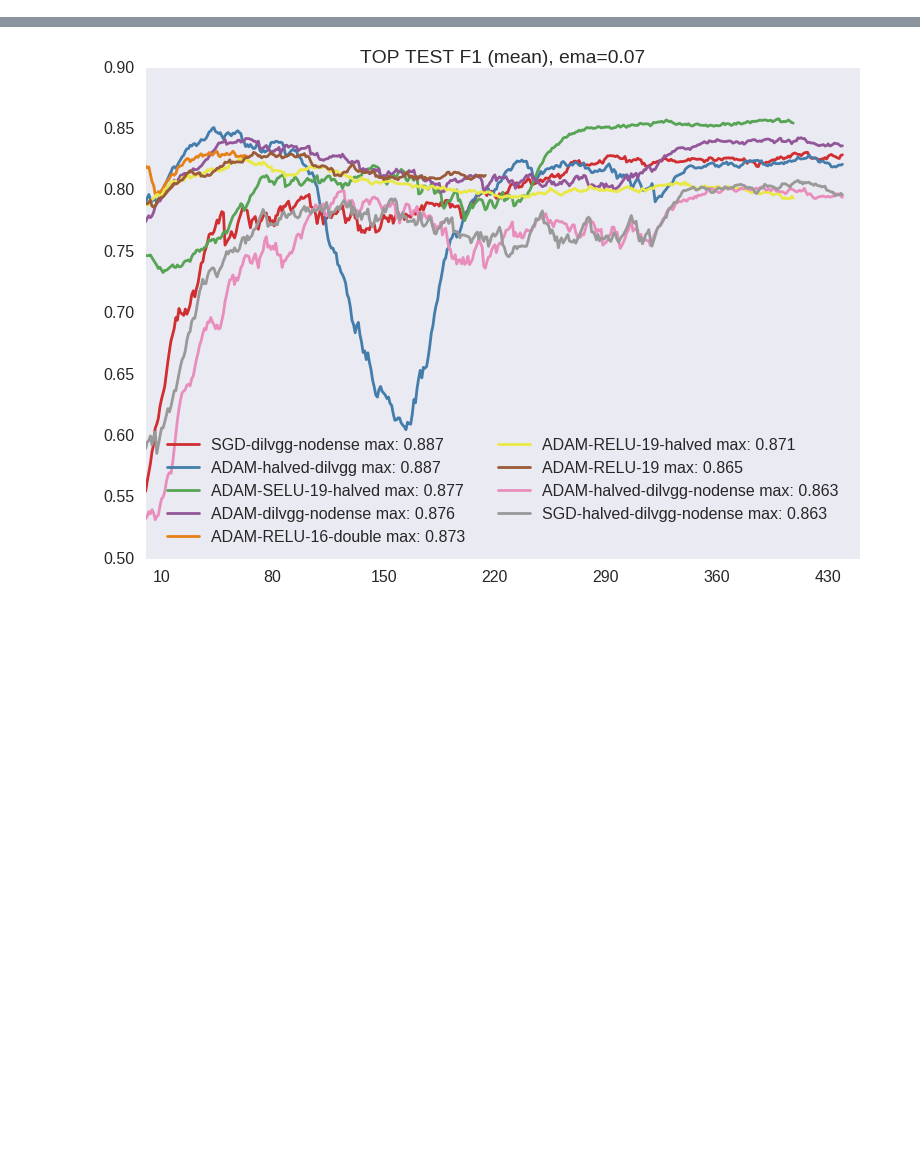
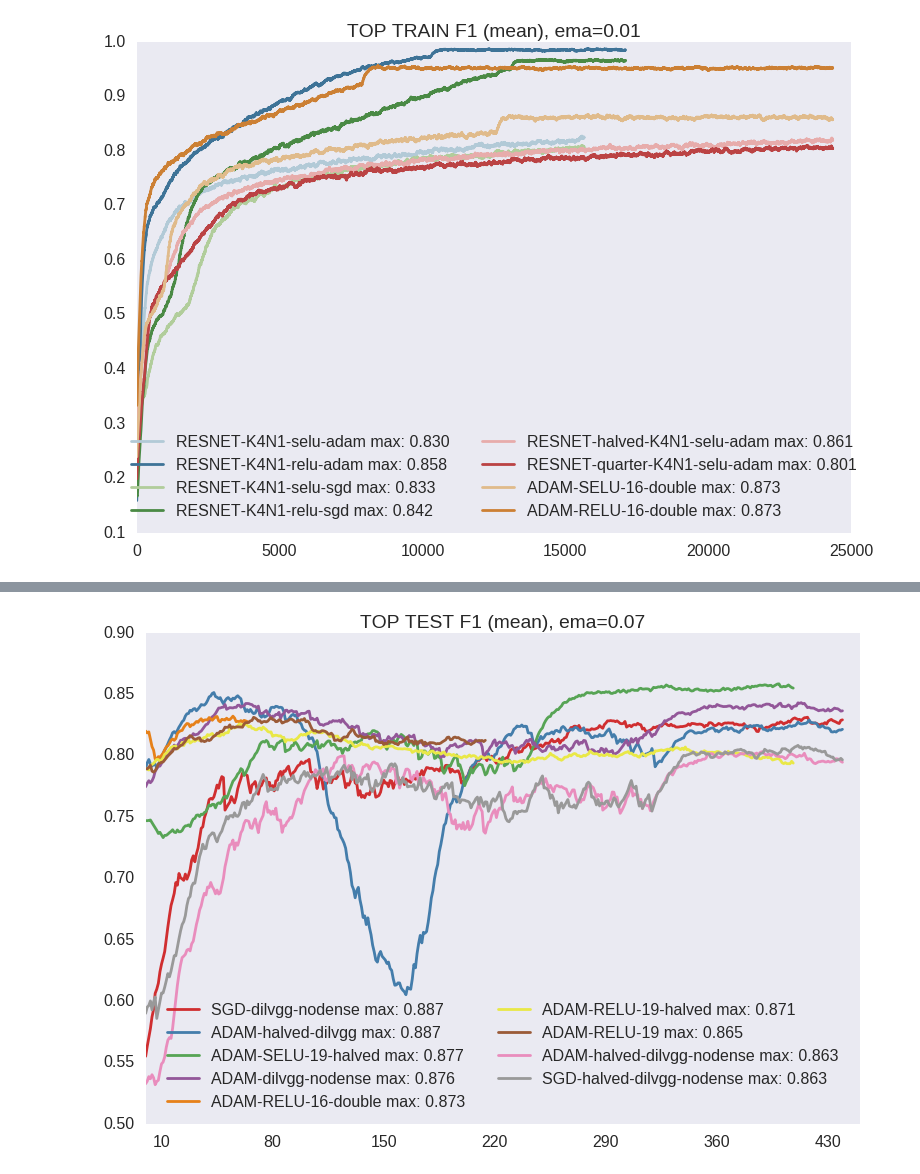
Before and after one commit to botcs/cinc2017, a Jupyter notebook: trainer-watcher.ipynb, the cells around one changed output, grey strips where cells are left out. Cells and saved outputs as stored; diff of their text form; code cells hidden in the pictures; blank space fills up the shorter version.

```diff
--- a/trainer-watcher.ipynb
+++ b/trainer-watcher.ipynb
@@ -35,0 +50,16 @@ ValueError: result of slicing is an empty tensor
+# %%
+#%matplotlib notebook
+sns.set_palette(sns.color_palette("Paired", n_colors=14, desat=.6))
+def add_plot(T, alpha=0.01):
+    plt.plot(ema(th.cat(T.train_F1)[:, -1], alpha),
+             label=T.path[6:-5]+' max: %.3f'%T.test_highscore)
+
+plt.close()
+plt.title('TOP TRAIN F1 (mean), ema=0.01')
+for T in resnet_trainers:
+    add_plot(T)
+#plt.xticks(range(10, 450, 70))
+plt.legend(loc='lower center', ncol=2)
+plt.show()
+# %% [output]
+[figure, added]
```
Also changed, not shown: parts of 9 cells of this notebook, 2 other files.
